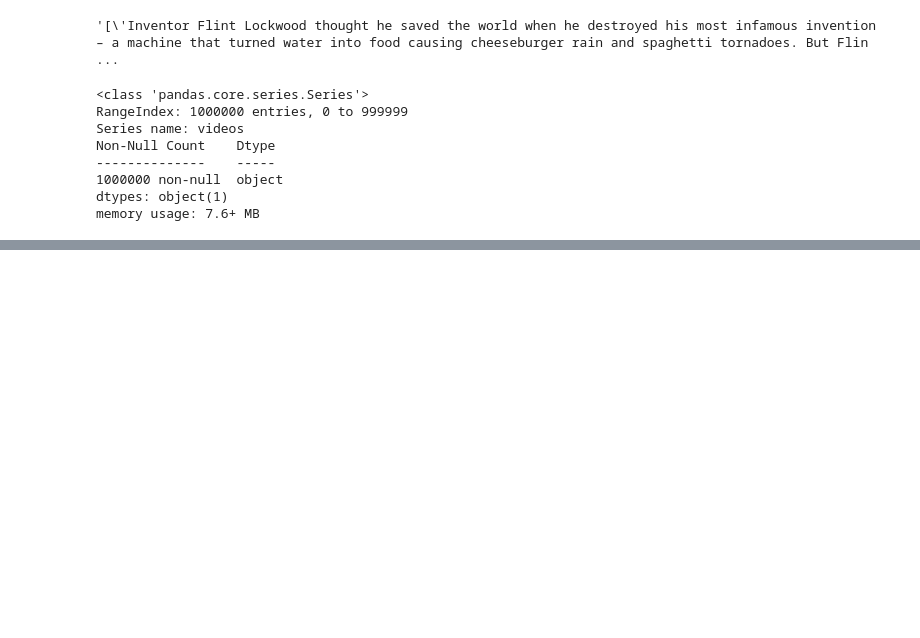
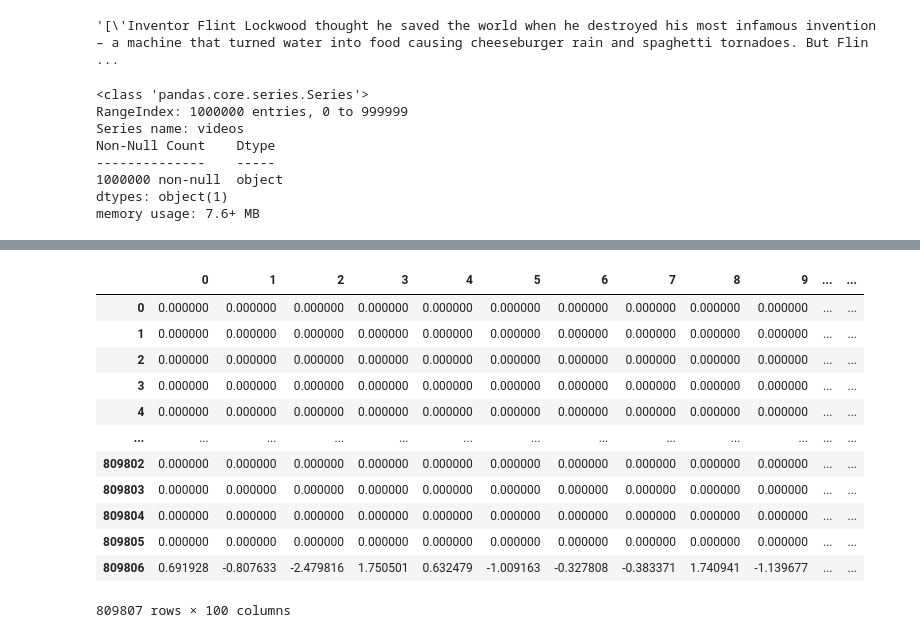
Before and after one commit to DMODPevahouse/ai_enabled_system, a Jupyter notebook: modal_movie_review_analyzer/investigation.ipynb, the cells around one changed output, grey strips where cells are left out. Saved outputs shown, nothing was run; the diff lists cells and outputs as text; code cells hidden in the pictures; blank space fills up the shorter version.

```diff
--- a/modal_movie_review_analyzer/investigation.ipynb
+++ b/modal_movie_review_analyzer/investigation.ipynb
@@ -155,0 +368,46 @@ memory usage: 7.6+ MB
+# %%
+import gensim
+import numpy as np
+import pandas as pd
+
+# Assuming `df` is your pandas dataframe and `clean_text` is the column containing the text data
+texts = df['clean_text'].tolist()
+
+# Build the Word2Vec model
+model = gensim.models.Word2Vec(vector_size=100, window=5, min_count=1, workers=4)
+model.build_vocab(texts)
+
+# Train the Word2Vec model
+model.train(texts, total_examples=model.corpus_count, epochs=10)
+
+# Encode the text data using the Word2Vec model
+encoded_texts = []
+for text in texts:
+    encoded_text = np.zeros(100)
+    word_count = 0
+    for word in text.split():
+        if word in model.wv.key_to_index:
+            encoded_text += model.wv[word]
+            word_count += 1
+    if word_count > 0:
+        encoded_text /= word_count
+    encoded_texts.append(encoded_text)
+
+# Create a new pandas dataframe with the encoded text data
+wordvec_df = pd.DataFrame(encoded_texts)
+# %%
+wordvec_df
+# %% [output]
+|  | 0 | 1 | 2 | 3 | 4 | 5 | 6 | 7 | 8 | 9 | ... | ... |
+| 0 | 0.000000 | 0.000000 | 0.000000 | 0.000000 | 0.000000 | 0.000000 | 0.000000 | 0.000000 | 0.000000 | 0.000000 | ... | ... |
+| 1 | 0.000000 | 0.000000 | 0.000000 | 0.000000 | 0.000000 | 0.000000 | 0.000000 | 0.000000 | 0.000000 | 0.000000 | ... | ... |
+| 2 | 0.000000 | 0.000000 | 0.000000 | 0.000000 | 0.000000 | 0.000000 | 0.000000 | 0.000000 | 0.000000 | 0.000000 | ... | ... |
+| 3 | 0.000000 | 0.000000 | 0.000000 | 0.000000 | 0.000000 | 0.000000 | 0.000000 | 0.000000 | 0.000000 | 0.000000 | ... | ... |
+| 4 | 0.000000 | 0.000000 | 0.000000 | 0.000000 | 0.000000 | 0.000000 | 0.000000 | 0.000000 | 0.000000 | 0.000000 | ... | ... |
+| ... | ... | ... | ... | ... | ... | ... | ... | ... | ... | ... | ... | ... |
+| 809802 | 0.000000 | 0.000000 | 0.000000 | 0.000000 | 0.000000 | 0.000000 | 0.000000 | 0.000000 | 0.000000 | 0.000000 | ... | ... |
+| 809803 | 0.000000 | 0.000000 | 0.000000 | 0.000000 | 0.000000 | 0.000000 | 0.000000 | 0.000000 | 0.000000 | 0.000000 | ... | ... |
+| 809804 | 0.000000 | 0.000000 | 0.000000 | 0.000000 | 0.000000 | 0.000000 | 0.000000 | 0.000000 | 0.000000 | 0.000000 | ... | ... |
+| 809805 | 0.000000 | 0.000000 | 0.000000 | 0.000000 | 0.000000 | 0.000000 | 0.000000 | 0.000000 | 0.000000 | 0.000000 | ... | ... |
+| 809806 | 0.691928 | -0.807633 | -2.479816 | 1.750501 | 0.632479 | -1.009163 | -0.327808 | -0.383371 | 1.740941 | -1.139677 | ... | ... |
+809807 rows × 100 columns
```
Also changed, not shown: parts of 52 cells of this notebook, 9 other files.
